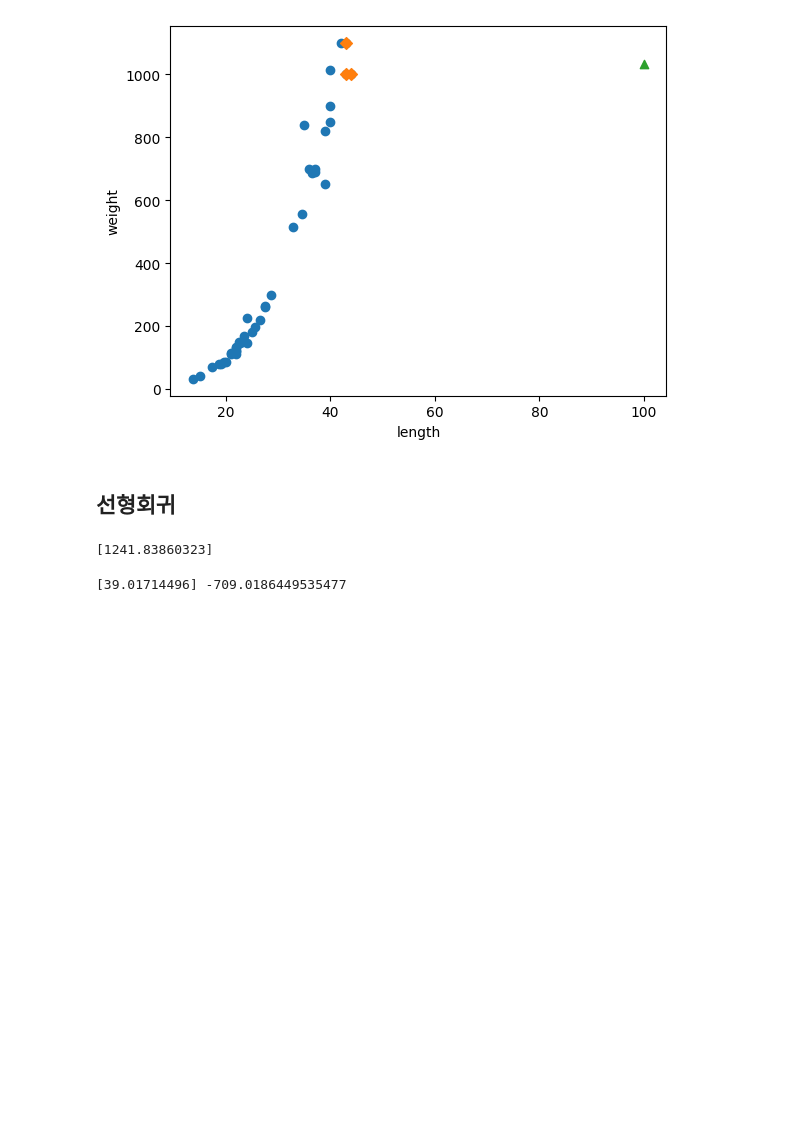
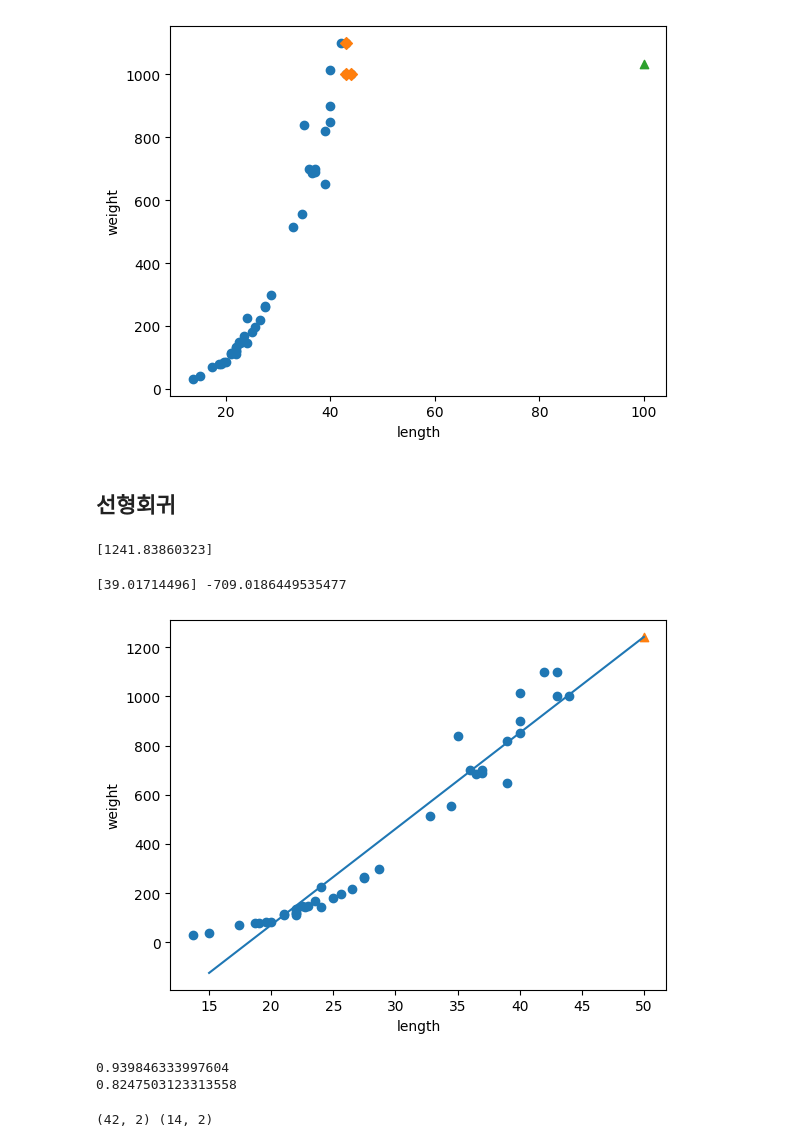
Before and after one commit to yoonsoli/Machine_Learning_to_Study_Alone, a Jupyter notebook: Chapter3_2.ipynb, the cells around one changed output. Drawn from its saved outputs; the diff is of its cells as text; code cells hidden in the pictures; blank space fills up the shorter version.

```diff
--- a/Chapter3_2.ipynb
+++ b/Chapter3_2.ipynb
@@ -110,3 +110,23 @@ print(lr.predict([[50]]))
 print(lr.coef_, lr.intercept_)
 # %% [output]
 [39.01714496] -709.0186449535477
+# %%
+# 훈련 세트의 산점도를 그림
+plt.scatter(train_input, train_target)
+
+# 15에서 50까지 1차 방정식 그래프를 그림
+plt.plot([15, 50], [15*lr.coef_+lr.intercept_, 50*lr.coef_+lr.intercept_])
+
+# 50cm 농어 데이터
+plt.scatter(50, 1241.8, marker='^')
+plt.xlabel('length')
+plt.ylabel('weight')
+plt.show()
+# %% [output]
+[figure, added]
+# %%
+print(lr.score(train_input, train_target)) # 훈련 세트
+print(lr.score(test_input, test_target)) # 테스트 세트
+# %% [output]
+0.939846333997604
+0.8247503123313558
@@ -112,0 +137,5 @@ print(lr.coef_, lr.intercept_)
+# %%
+# 새롭게 만든 데이터 셋 크기 확인
+print(train_poly.shape, test_poly.shape)
+# %% [output]
+(42, 2) (14, 2)
```
Also changed, not shown: parts of 1 cell of this notebook.
